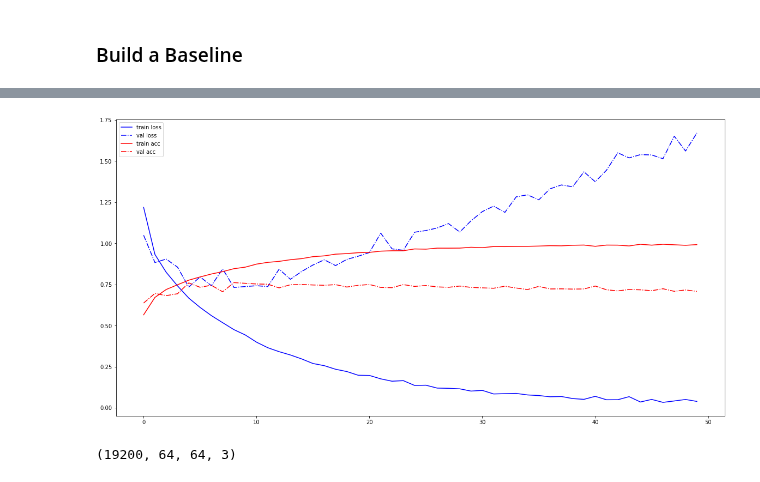
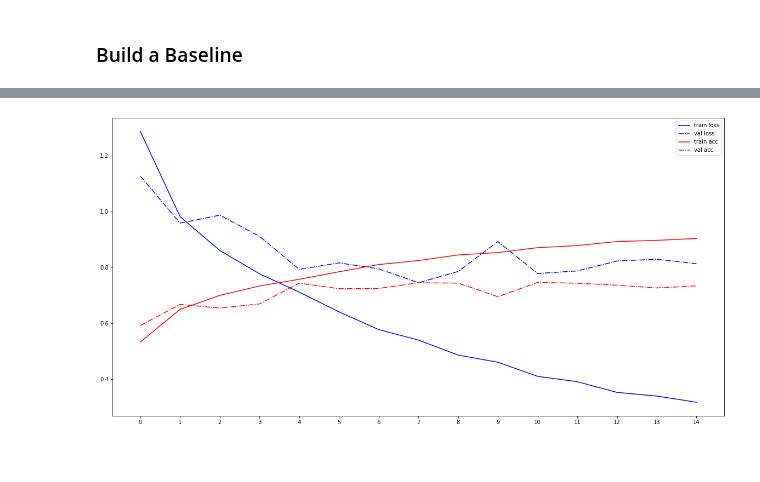
Before and after one commit to rajbircit/assignments, a Jupyter notebook: dl_a2/dl_assignment2_master.ipynb, the cells around one changed output, grey strips where cells are left out. Drawn from its saved outputs; the diff is of its cells as text; code cells hidden in the pictures.

```diff
--- a/dl_a2/dl_assignment2_master.ipynb
+++ b/dl_a2/dl_assignment2_master.ipynb
@@ -116,9 +122,8 @@ valX = valX / 255.0
 class BaselineShallowNet:
     @staticmethod
     def build(inshape, nlabels):
-        print(inshape, nlabels)
         inputShape = trainX[0].shape
-        model = tf.keras.Sequential()
+        model = tf.keras.Sequential(name="BaseLineShallowNet")
         model.add(tf.keras.layers.Conv2D(64, (3,3), padding='same', \
                   input_shape=inshape, activation='relu'))
         model.add(tf.keras.layers.MaxPooling2D(2, 2,))
@@ -132,7 +137,7 @@ class BaselineShallowNet:
 
 n_classes = len(np.unique(np.concatenate((trainY, valY))))
 
-N_EPOCHS=50
+N_EPOCHS=15
 
 model = BaselineShallowNet.build(tuple(trainX[0].shape), n_classes)
 model.compile(optimizer='adam', \
@@ -166,13 +170,20 @@ Epoch 50/50
 # %%
 def plot_history(history, N_EPOCHS):
     plt.rcParams["figure.figsize"] = (20, 10)
+    plt.xticks(np.arange(0, N_EPOCHS+1, 1.0))
     plt.plot(np.arange(0, N_EPOCHS), history.history["loss"], label="train loss", color='blue', linestyle='solid')
     plt.plot(np.arange(0, N_EPOCHS), history.history["val_loss"], label="val loss", color='blue', linestyle='dashdot')
     plt.plot(np.arange(0, N_EPOCHS), history.history["accuracy"], label="train acc", color='red', linestyle='solid')
     plt.plot(np.arange(0, N_EPOCHS), history.history["val_accuracy"], label="val acc", color='red', linestyle='dashdot')
     plt.legend()
+    best_val_acc = max(history.history['val_accuracy'])
+    index_best_val_accuracy = history.history['val_accuracy'].index(best_val_acc)
+    best_val_loss = min(history.history['val_loss'])
+    index_best_val_loss = history.history['val_loss'].index(best_val_loss)
+    print(f"Best validation accuracy: {best_val_acc}, epoch = {index_best_val_accuracy}")
+    print(f"Best validation loss: {best_val_loss}, epoch = {index_best_val_loss}")
     plt.show()
+    gc.collect()
 
 plot_history(history, N_EPOCHS)
-print(trainX.shape)
 # %% [output]
@@ -179,2 +192 @@ print(trainX.shape)
-[figure, old version]
+[figure, new version]
-(19200, 64, 64, 3)
```
Also changed, not shown: parts of 13 cells of this notebook.
